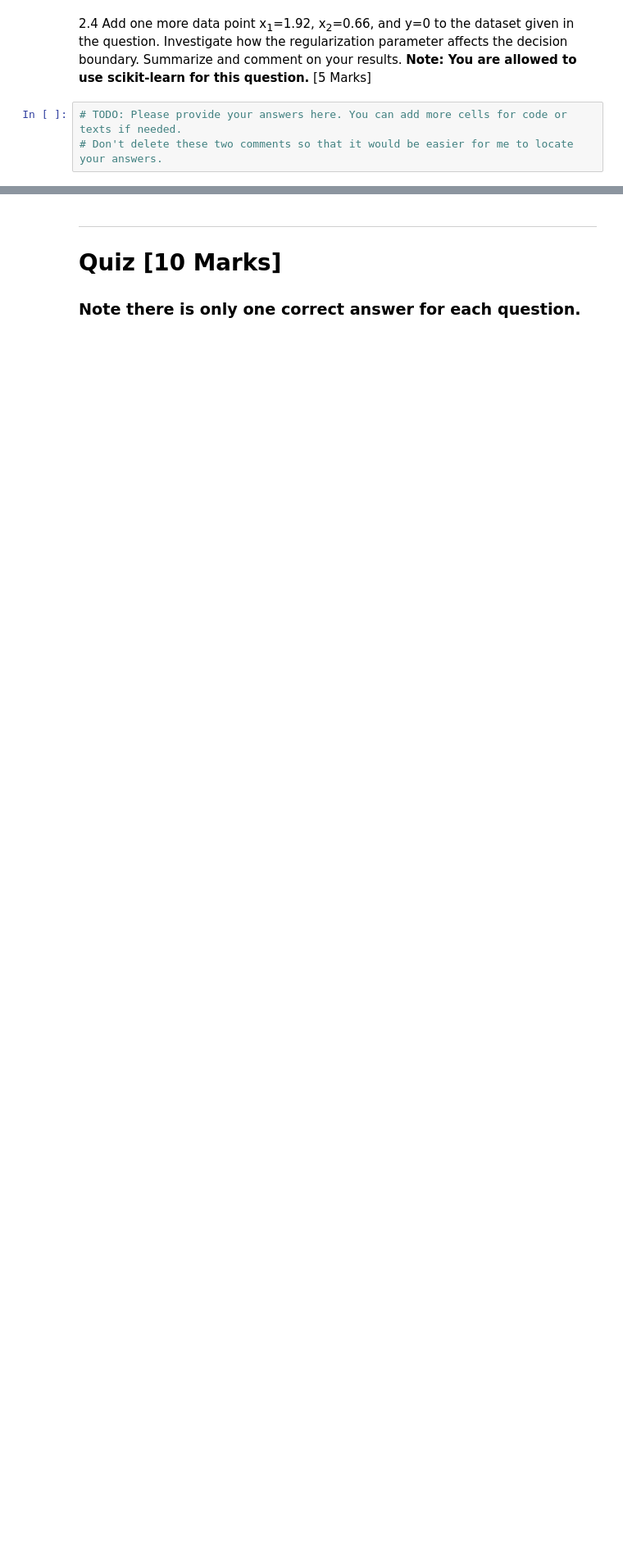
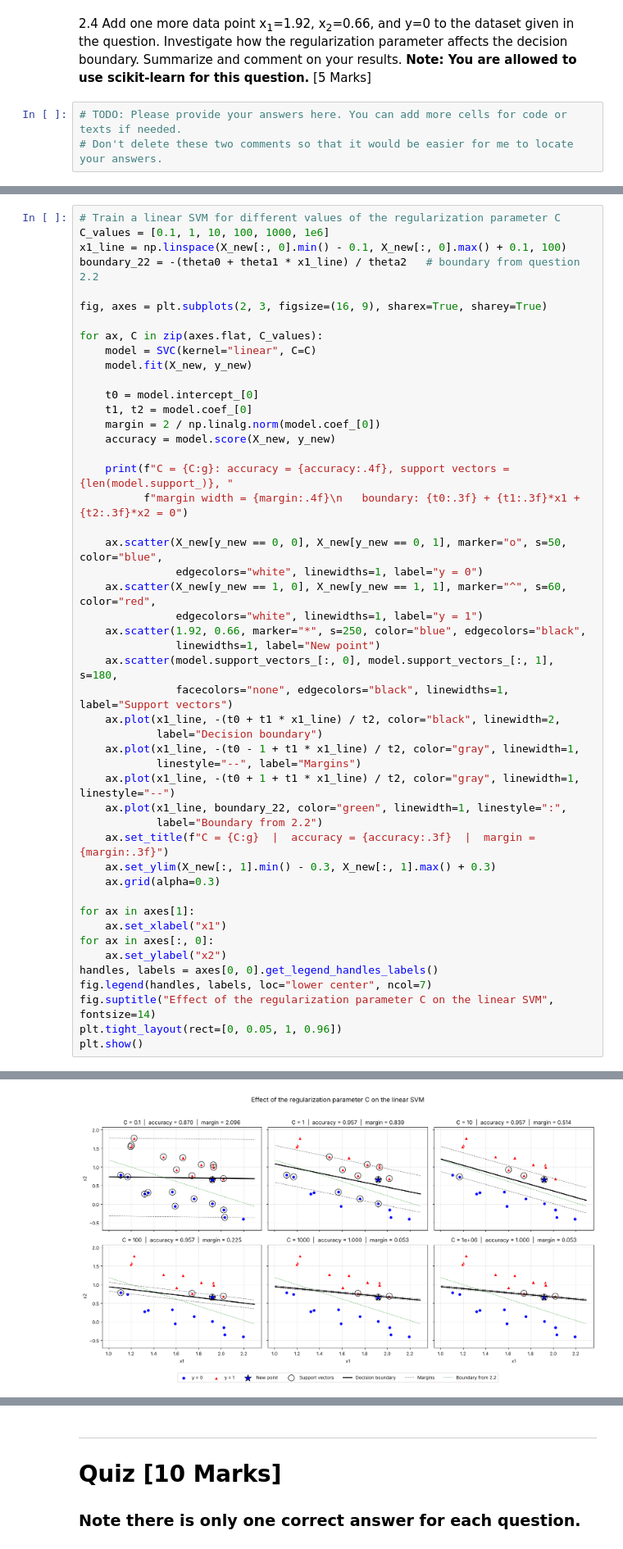
Before and after one commit to 25adiaz-apps/assignment-3-machine-learning, a Jupyter notebook: notebooks/CIVE779MachineLearningforEngineers-Assignment3.ipynb, the cells around one changed output, grey strips where cells are left out. Shown at 82% size. Drawn from its saved outputs; the diff is of its cells as text; blank space fills up the shorter version.

```diff
--- a/notebooks/CIVE779MachineLearningforEngineers-Assignment3.ipynb
+++ b/notebooks/CIVE779MachineLearningforEngineers-Assignment3.ipynb
@@ -273,0 +295,49 @@ Support vectors:
+# %%
+# Train a linear SVM for different values of the regularization parameter C
+C_values = [0.1, 1, 10, 100, 1000, 1e6]
+x1_line = np.linspace(X_new[:, 0].min() - 0.1, X_new[:, 0].max() + 0.1, 100)
+boundary_22 = -(theta0 + theta1 * x1_line) / theta2   # boundary from question 2.2
+
+fig, axes = plt.subplots(2, 3, figsize=(16, 9), sharex=True, sharey=True)
+
+for ax, C in zip(axes.flat, C_values):
+    model = SVC(kernel="linear", C=C)
+    model.fit(X_new, y_new)
+
+    t0 = model.intercept_[0]
+    t1, t2 = model.coef_[0]
+    margin = 2 / np.linalg.norm(model.coef_[0])
+    accuracy = model.score(X_new, y_new)
+
+    print(f"C = {C:g}: accuracy = {accuracy:.4f}, support vectors = {len(model.support_)}, "
+          f"margin width = {margin:.4f}\n   boundary: {t0:.3f} + {t1:.3f}*x1 + {t2:.3f}*x2 = 0")
+
+    ax.scatter(X_new[y_new == 0, 0], X_new[y_new == 0, 1], marker="o", s=50, color="blue",
+               edgecolors="white", linewidths=1, label="y = 0")
+    ax.scatter(X_new[y_new == 1, 0], X_new[y_new == 1, 1], marker="^", s=60, color="red",
+               edgecolors="white", linewidths=1, label="y = 1")
+    ax.scatter(1.92, 0.66, marker="*", s=250, color="blue", edgecolors="black",
+               linewidths=1, label="New point")
+    ax.scatter(model.support_vectors_[:, 0], model.support_vectors_[:, 1], s=180,
+               facecolors="none", edgecolors="black", linewidths=1, label="Support vectors")
+    ax.plot(x1_line, -(t0 + t1 * x1_line) / t2, color="black", linewidth=2,
+            label="Decision boundary")
+    ax.plot(x1_line, -(t0 - 1 + t1 * x1_line) / t2, color="gray", linewidth=1,
+            linestyle="--", label="Margins")
+    ax.plot(x1_line, -(t0 + 1 + t1 * x1_line) / t2, color="gray", linewidth=1, linestyle="--")
+    ax.plot(x1_line, boundary_22, color="green", linewidth=1, linestyle=":",
+            label="Boundary from 2.2")
+    ax.set_title(f"C = {C:g}  |  accuracy = {accuracy:.3f}  |  margin = {margin:.3f}")
+    ax.set_ylim(X_new[:, 1].min() - 0.3, X_new[:, 1].max() + 0.3)
+    ax.grid(alpha=0.3)
+
+for ax in axes[1]:
+    ax.set_xlabel("x1")
+for ax in axes[:, 0]:
+    ax.set_ylabel("x2")
+handles, labels = axes[0, 0].get_legend_handles_labels()
+fig.legend(handles, labels, loc="lower center", ncol=7)
+fig.suptitle("Effect of the regularization parameter C on the linear SVM", fontsize=14)
+plt.tight_layout(rect=[0, 0.05, 1, 0.96])
+plt.show()
+# %% [output]
@@ -273,0 +356 @@ Support vectors:
+[figure, added]
```
Also changed, not shown: parts of 3 cells of this notebook.
